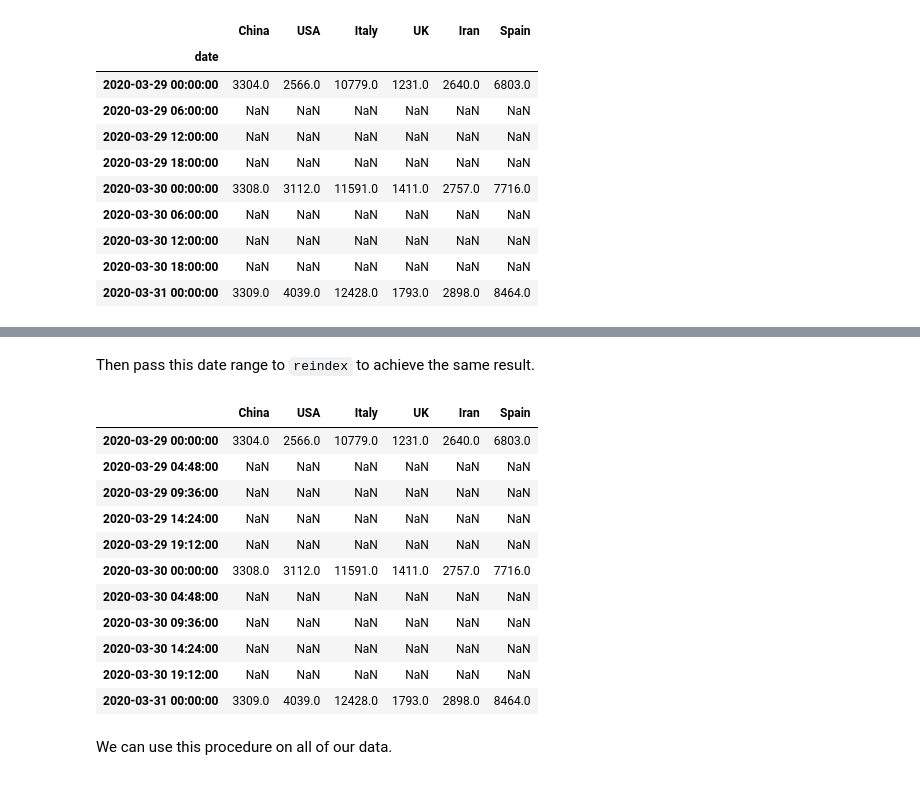
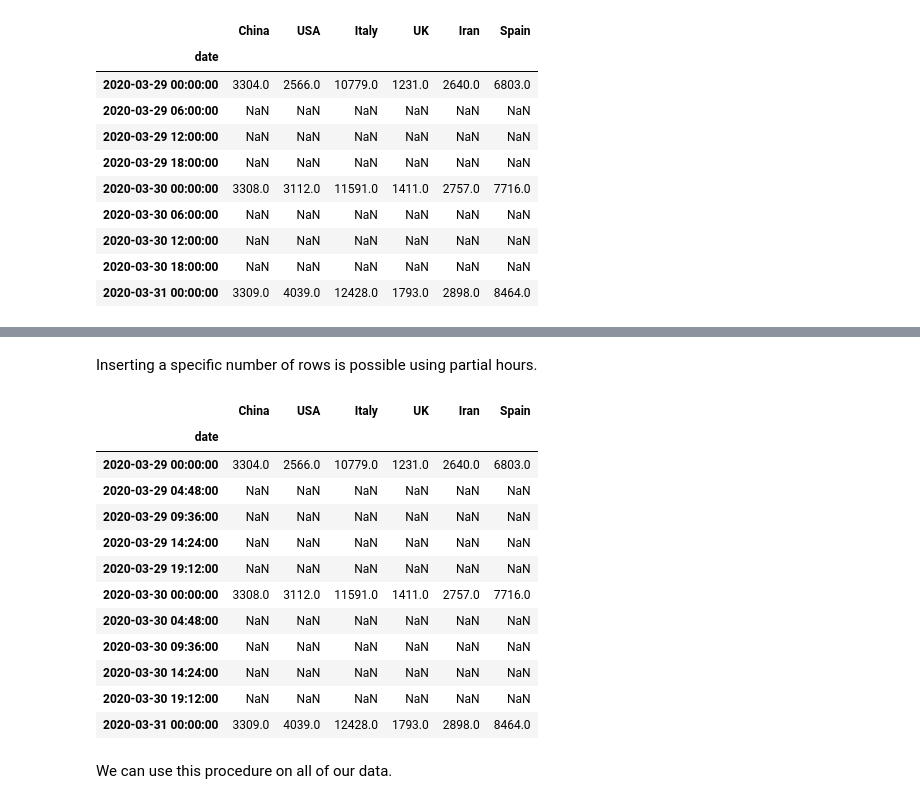
Before and after one commit to DunderData/Tutorials, a Jupyter notebook: Visualization Tutorials/Creating a Bar Chart Race Animation with Matplotlib/Creating a Bar Chart Race Animation with Matplotlib.ipynb, the cells around one changed output, grey strips where cells are left out. Drawn from its saved outputs; the diff is of its cells as text; code cells hidden in the pictures.

```diff
--- a/Visualization Tutorials/Creating a Bar Chart Race Animation with Matplotlib/Creating a Bar Chart Race Animation with Matplotlib.ipynb
+++ b/Visualization Tutorials/Creating a Bar Chart Race Animation with Matplotlib/Creating a Bar Chart Race Animation with Matplotlib.ipynb
@@ -436,20 +422,21 @@ DatetimeIndex(['2020-03-29 00:00:00', '2020-03-29 04:48:00',
-# %% [markdown]
-Then pass this date range to `reindex` to achieve the same result.
-# %%
-df2.reindex(dr)
-# %% [output]
-|  | China | USA | Italy | UK | Iran | Spain |
-| 2020-03-29 00:00:00 | 3304.0 | 2566.0 | 10779.0 | 1231.0 | 2640.0 | 6803.0 |
-| 2020-03-29 04:48:00 | NaN | NaN | NaN | NaN | NaN | NaN |
-| 2020-03-29 09:36:00 | NaN | NaN | NaN | NaN | NaN | NaN |
-| 2020-03-29 14:24:00 | NaN | NaN | NaN | NaN | NaN | NaN |
-| 2020-03-29 19:12:00 | NaN | NaN | NaN | NaN | NaN | NaN |
-| 2020-03-30 00:00:00 | 3308.0 | 3112.0 | 11591.0 | 1411.0 | 2757.0 | 7716.0 |
-| 2020-03-30 04:48:00 | NaN | NaN | NaN | NaN | NaN | NaN |
-| 2020-03-30 09:36:00 | NaN | NaN | NaN | NaN | NaN | NaN |
-| 2020-03-30 14:24:00 | NaN | NaN | NaN | NaN | NaN | NaN |
-| 2020-03-30 19:12:00 | NaN | NaN | NaN | NaN | NaN | NaN |
-| 2020-03-31 00:00:00 | 3309.0 | 4039.0 | 12428.0 | 1793.0 | 2898.0 | 8464.0 |
+# %% [markdown]
+Inserting a specific number of rows is possible using partial hours.
+# %%
+df2.asfreq(f'{24 / 5}H')
+# %% [output]
+|  | China | USA | Italy | UK | Iran | Spain |
+| date |  |  |  |  |  |  |
+| 2020-03-29 00:00:00 | 3304.0 | 2566.0 | 10779.0 | 1231.0 | 2640.0 | 6803.0 |
+| 2020-03-29 04:48:00 | NaN | NaN | NaN | NaN | NaN | NaN |
+| 2020-03-29 09:36:00 | NaN | NaN | NaN | NaN | NaN | NaN |
+| 2020-03-29 14:24:00 | NaN | NaN | NaN | NaN | NaN | NaN |
+| 2020-03-29 19:12:00 | NaN | NaN | NaN | NaN | NaN | NaN |
+| 2020-03-30 00:00:00 | 3308.0 | 3112.0 | 11591.0 | 1411.0 | 2757.0 | 7716.0 |
+| 2020-03-30 04:48:00 | NaN | NaN | NaN | NaN | NaN | NaN |
+| 2020-03-30 09:36:00 | NaN | NaN | NaN | NaN | NaN | NaN |
+| 2020-03-30 14:24:00 | NaN | NaN | NaN | NaN | NaN | NaN |
+| 2020-03-30 19:12:00 | NaN | NaN | NaN | NaN | NaN | NaN |
+| 2020-03-31 00:00:00 | 3309.0 | 4039.0 | 12428.0 | 1793.0 | 2898.0 | 8464.0 |
 # %% [markdown]
 We can use this procedure on all of our data.
 # %%
```
Also changed, not shown: parts of 5 cells of this notebook, 1 other file.
